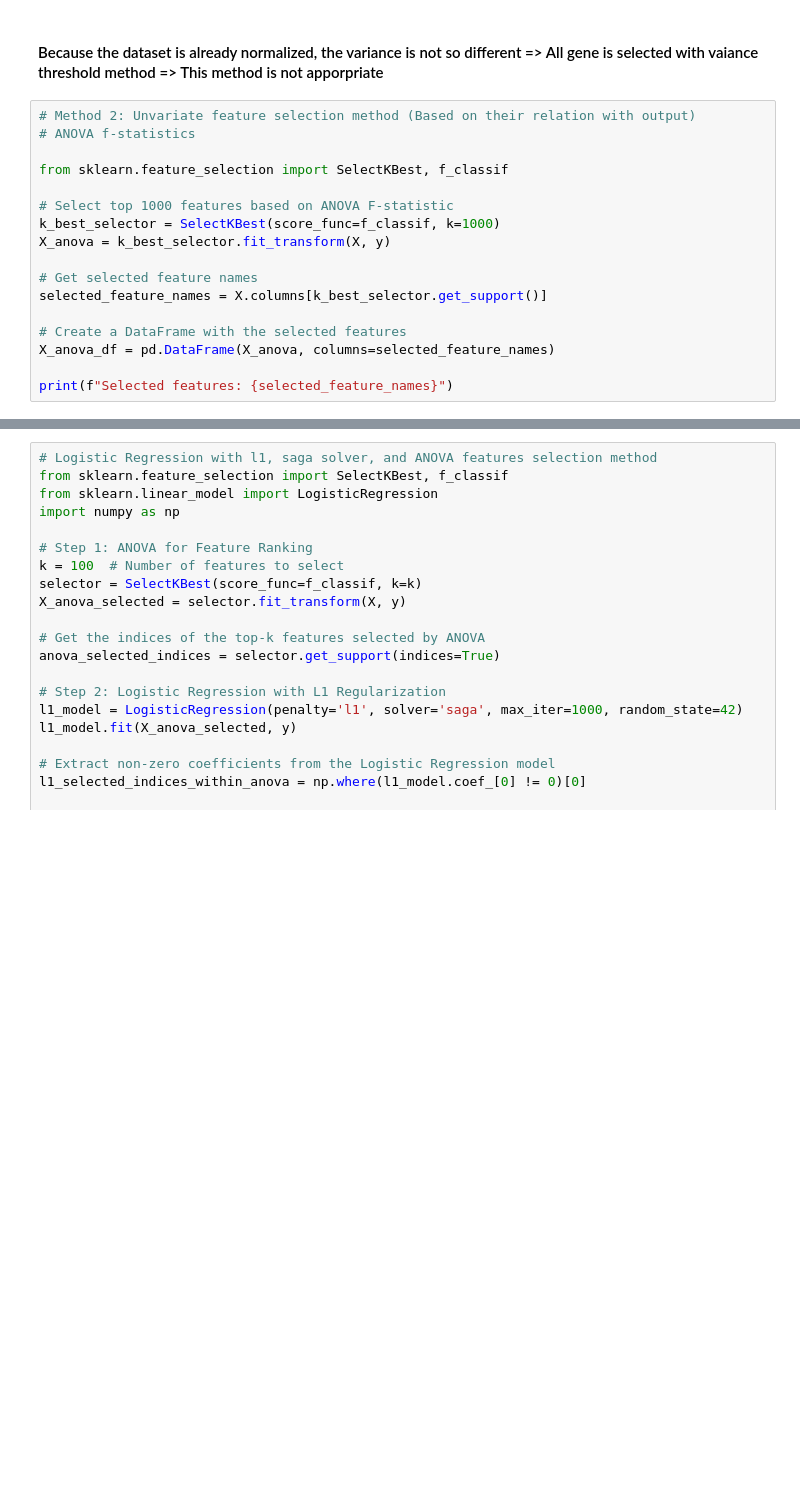
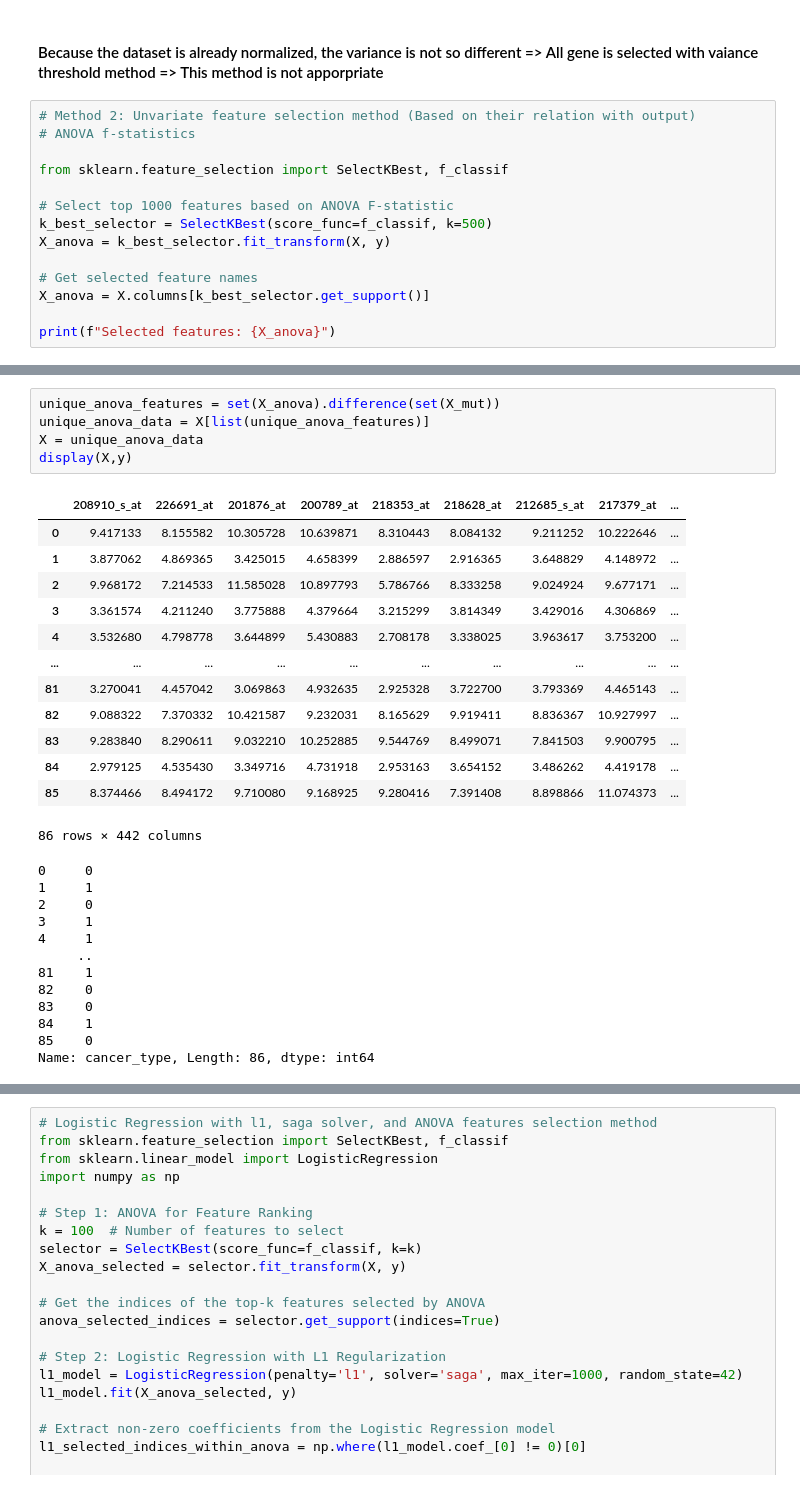
Before and after one commit to PhongCT1105/Cancer_Detector, a Jupyter notebook: Bladder/Bladder_Experiment.ipynb, the cells around one changed output, grey strips where cells are left out. Cells and saved outputs as stored; diff of their text form; blank space fills up the shorter version.

```diff
--- a/Bladder/Bladder_Experiment.ipynb
+++ b/Bladder/Bladder_Experiment.ipynb
@@ -113,14 +100,11 @@ Transformed Dataset with Selected Features:
 from sklearn.feature_selection import SelectKBest, f_classif
 
 # Select top 1000 features based on ANOVA F-statistic
-k_best_selector = SelectKBest(score_func=f_classif, k=1000)
+k_best_selector = SelectKBest(score_func=f_classif, k=500)
 X_anova = k_best_selector.fit_transform(X, y)
 
 # Get selected feature names
-selected_feature_names = X.columns[k_best_selector.get_support()]
+X_anova = X.columns[k_best_selector.get_support()]
 
-# Create a DataFrame with the selected features
-X_anova_df = pd.DataFrame(X_anova, columns=selected_feature_names)
-
-print(f"Selected features: {selected_feature_names}")
+print(f"Selected features: {X_anova}")
 # %% [output]
@@ -134,0 +138,31 @@ Selected features: Index(['1552628_a_at', '1553103_at', '1553587_a_at', '1553678
+# %%
+unique_anova_features = set(X_anova).difference(set(X_mut))
+unique_anova_data = X[list(unique_anova_features)]
+X = unique_anova_data
+display(X,y)
+# %% [output]
+|  | 208910_s_at | 226691_at | 201876_at | 200789_at | 218353_at | 218628_at | 212685_s_at | 217379_at | ... |
+| 0 | 9.417133 | 8.155582 | 10.305728 | 10.639871 | 8.310443 | 8.084132 | 9.211252 | 10.222646 | ... |
+| 1 | 3.877062 | 4.869365 | 3.425015 | 4.658399 | 2.886597 | 2.916365 | 3.648829 | 4.148972 | ... |
+| 2 | 9.968172 | 7.214533 | 11.585028 | 10.897793 | 5.786766 | 8.333258 | 9.024924 | 9.677171 | ... |
+| 3 | 3.361574 | 4.211240 | 3.775888 | 4.379664 | 3.215299 | 3.814349 | 3.429016 | 4.306869 | ... |
+| 4 | 3.532680 | 4.798778 | 3.644899 | 5.430883 | 2.708178 | 3.338025 | 3.963617 | 3.753200 | ... |
+| ... | ... | ... | ... | ... | ... | ... | ... | ... | ... |
+| 81 | 3.270041 | 4.457042 | 3.069863 | 4.932635 | 2.925328 | 3.722700 | 3.793369 | 4.465143 | ... |
+| 82 | 9.088322 | 7.370332 | 10.421587 | 9.232031 | 8.165629 | 9.919411 | 8.836367 | 10.927997 | ... |
+| 83 | 9.283840 | 8.290611 | 9.032210 | 10.252885 | 9.544769 | 8.499071 | 7.841503 | 9.900795 | ... |
+| 84 | 2.979125 | 4.535430 | 3.349716 | 4.731918 | 2.953163 | 3.654152 | 3.486262 | 4.419178 | ... |
+| 85 | 8.374466 | 8.494172 | 9.710080 | 9.168925 | 9.280416 | 7.391408 | 8.898866 | 11.074373 | ... |
+86 rows × 442 columns
+0     0
+1     1
+2     0
+3     1
+4     1
+     ..
+81    1
+82    0
+83    0
+84    1
+85    0
+Name: cancer_type, Length: 86, dtype: int64
```
Also changed, not shown: parts of 19 cells of this notebook, 5 other files.
